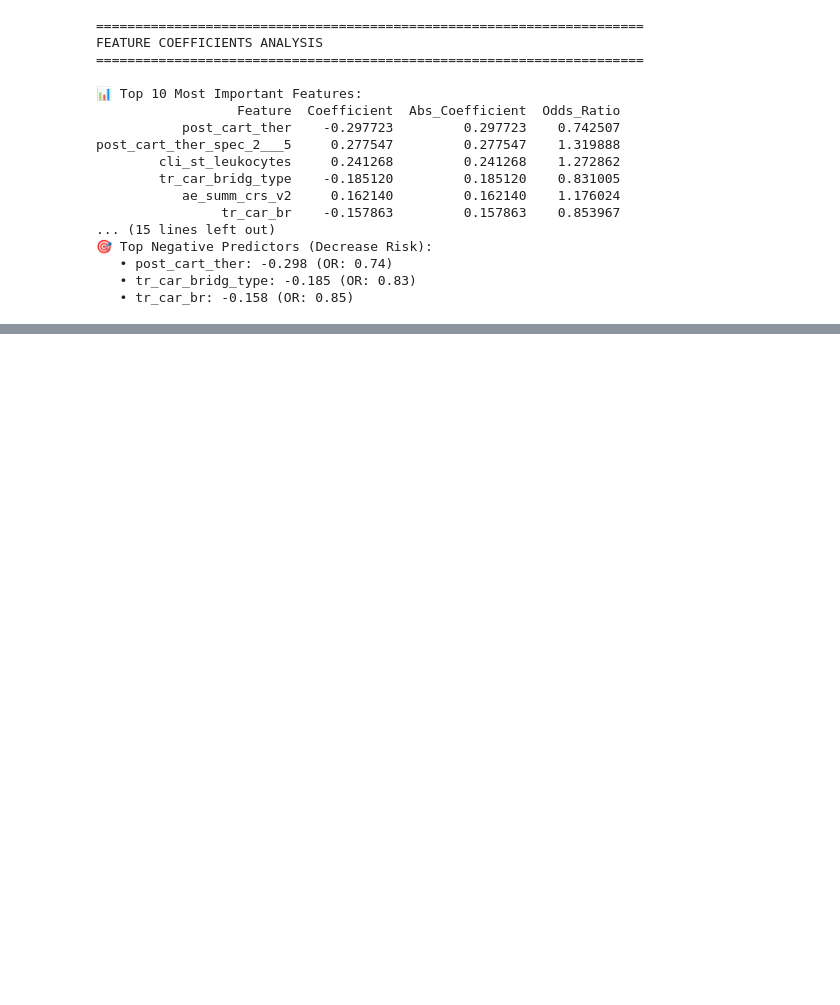
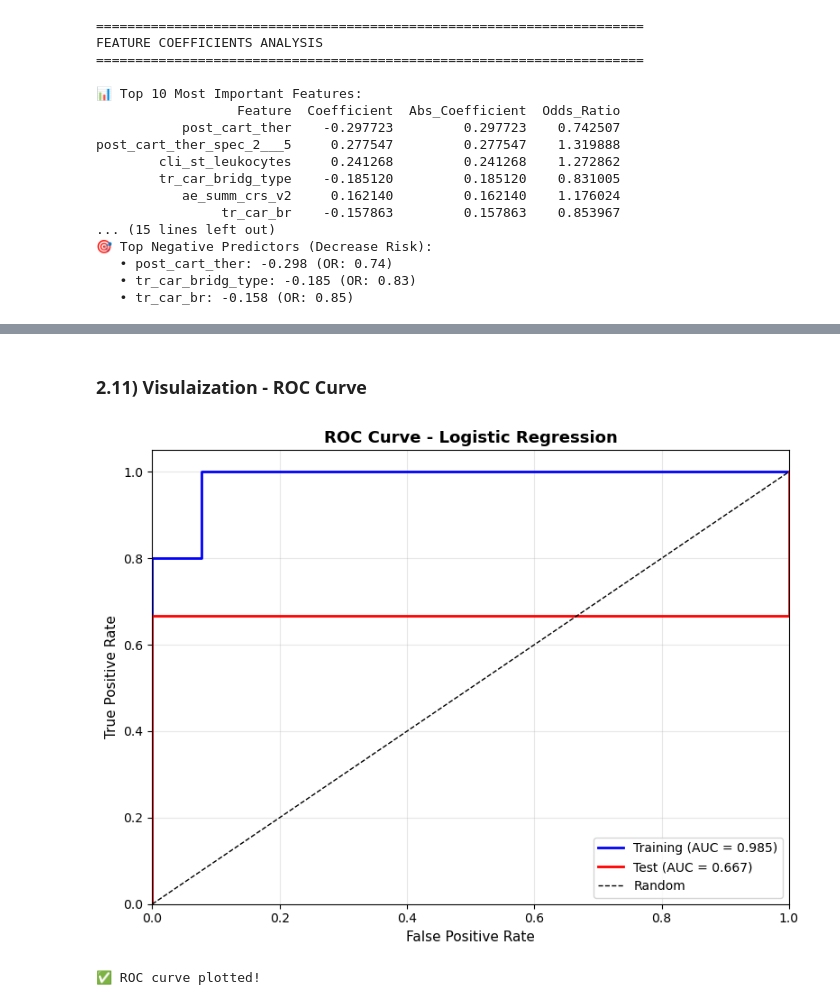
Before and after one commit to aliakhlaghiii/integromics, a Jupyter notebook: analysis_ML_z.ipynb, the cells around one changed output, grey strips where cells are left out. Cells and saved outputs as stored; diff of their text form; code cells hidden in the pictures; blank space fills up the shorter version.

```diff
--- a/analysis_ML_z.ipynb
+++ b/analysis_ML_z.ipynb
@@ -1475,0 +1567,35 @@ post_cart_ther_spec_2___5     0.277547         0.277547    1.319888
+# %% [markdown]
+### **2.11) Visulaization - ROC Curve**
+# %%
+try:
+    # Calculate ROC curves
+    fpr_train_lr, tpr_train_lr, _ = roc_curve(y_train, y_train_proba_lr)
+    fpr_test_lr, tpr_test_lr, _ = roc_curve(y_test, y_test_proba_lr)
+
+    # Plot
+    plt.figure(figsize=(8, 6))
+
+    plt.plot(fpr_train_lr, tpr_train_lr, 'b-', lw=2,
+             label=f'Training (AUC = {lr_train_auc:.3f})')
+    plt.plot(fpr_test_lr, tpr_test_lr, 'r-', lw=2,
+             label=f'Test (AUC = {lr_test_auc:.3f})')
+    plt.plot([0, 1], [0, 1], 'k--', lw=1, label='Random')
+
+    plt.xlim([0, 1])
+    plt.ylim([0, 1.05])
+    plt.xlabel('False Positive Rate', fontsize=11)
+    plt.ylabel('True Positive Rate', fontsize=11)
+    plt.title('ROC Curve - Logistic Regression', fontsize=13, fontweight='bold')
+    plt.legend(loc='lower right')
+    plt.grid(alpha=0.3)
+
+    plt.tight_layout()
+    plt.show()
+
+    print("\n✅ ROC curve plotted!")
+
+except Exception as e:
+    print(f"\n⚠️ Could not plot ROC curve: {str(e)}")
+# %% [output]
+[figure, added]
+✅ ROC curve plotted!
```
Also changed, not shown: parts of 28 cells of this notebook.
